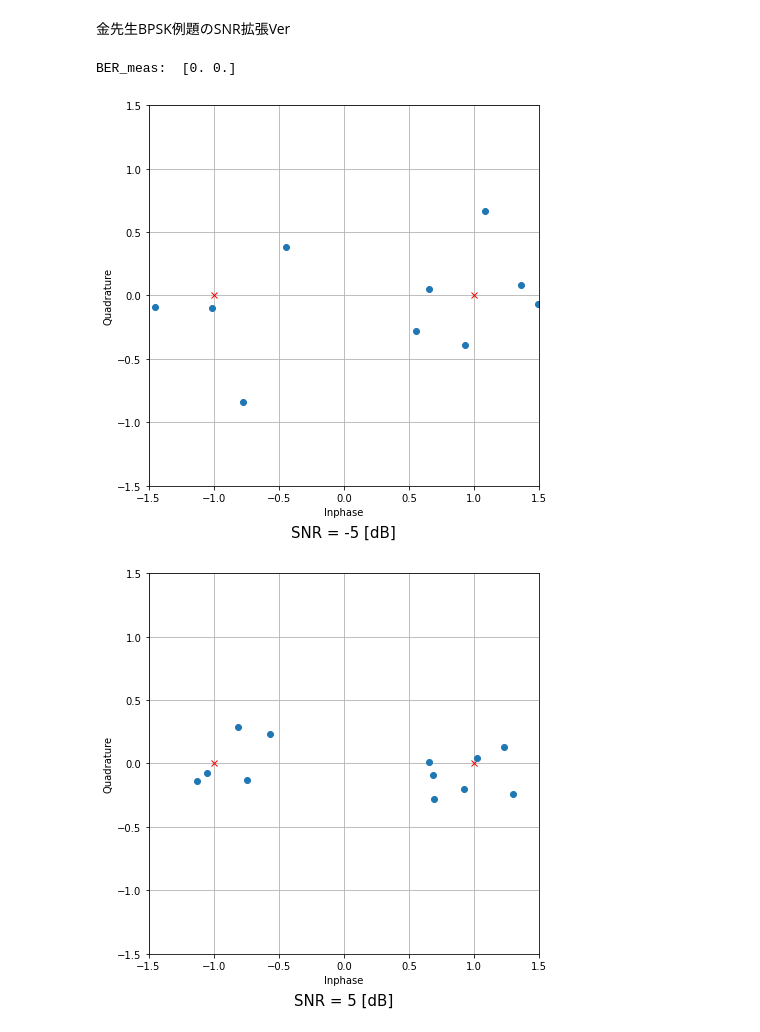
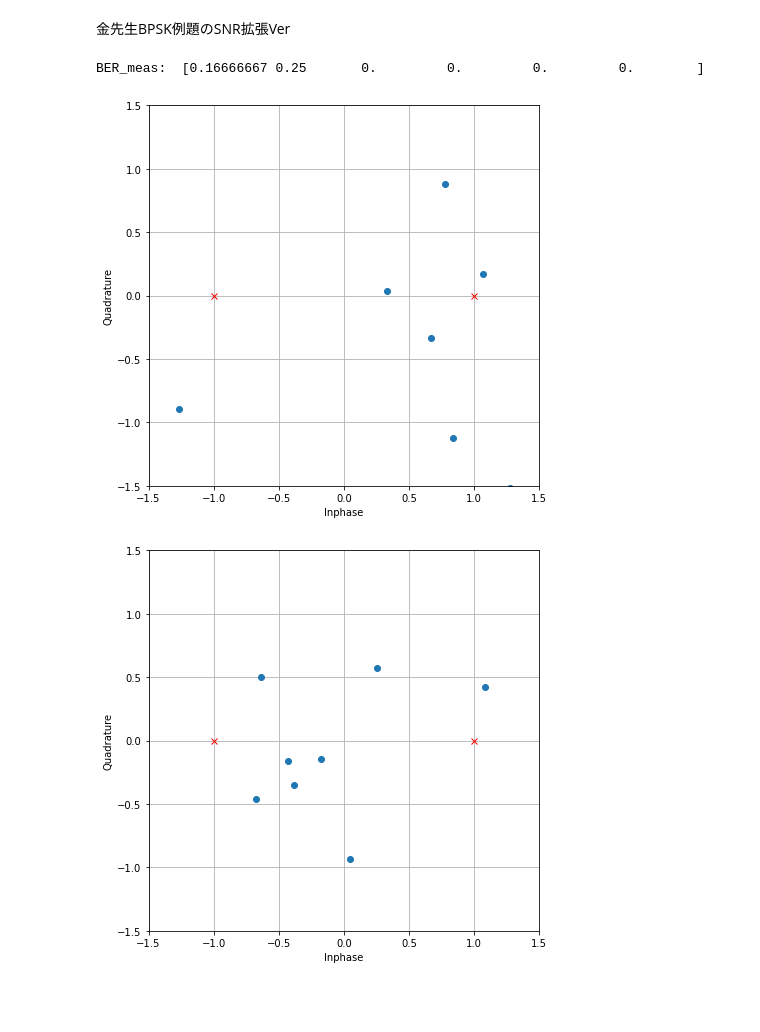
Before and after one commit to satoshi-yamakawa/exp4_3, a Jupyter notebook: exp4_3_reidai.ipynb, the cells around one changed output. Saved outputs shown, nothing was run; the diff lists cells and outputs as text; code cells hidden in the pictures; blank space fills up the shorter version.

```diff
--- a/exp4_3_reidai.ipynb
+++ b/exp4_3_reidai.ipynb
@@ -64,45 +64,47 @@ s_t = (u*car).real;     # 帯域信号
 
 # De-Modulation
 
-SNR = [-5,5]; # [dB: decibel], modified by yamakawa
+gamma_b_dB = np.array([-6,-3,0,3,6,9]);
+gamma_b = 10**(gamma_b_dB/10);
+sigma2 = 5/4/gamma_b; #熱雑音電力
+SNR = 1/2/sigma2;
+SNRdB = 10*np.log10(SNR);
+
 error_rate = np.zeros(len(SNR));
 
 for iii in range(len(SNR)):
-  rt = s_t + 10**(-SNR[iii]/20)*np.random.randn(M*N); #
+  #rt = s_t + 10**(-SNR[iii]/20)*np.random.randn(M*N); #
+  rt = s_t + math.sqrt(sigma2[iii])*np.random.randn(M*N);
   rI = rt*2*car.real;
   rQ = -rt*2*car.imag;
   r_uI = [];
   r_uQ = [];
   for ii in range(M):
       r_uI = np.append(r_uI, np.mean(rI[(ii*N):((ii+1)*N-1)]));
       r_uQ = np.append(r_uQ, np.mean(rQ[(ii*N):((ii+1)*N-1)]));
 
   fig = plt.figure(figsize=(7,7))
   ax = fig.add_subplot(111)
   ax.plot(-1, 0, 'xr')
   ax.plot(1, 0, 'xr')
   ax.plot(r_uI, r_uQ, 'o')
   ax.set_xlabel("Inphase")
   ax.set_ylabel("Quadrature")
   ax.set_xlim(-1.5,1.5)
   ax.set_ylim(-1.5,1.5)
   ax.grid("both")
-  if iii == 0:
-    plt.title("SNR = -5 [dB]",y=-0.15,fontsize = 15);
-  else:
-    plt.title("SNR = 5 [dB]",y=-0.15,fontsize = 15);
 
   bitdat = [];
   for ii in range(M):
     if r_uI[ii] > 0:
       bitdat0 = 1       # '0'
     else:
       bitdat0 = 0       # '1'
     bitdat = np.append(bitdat, bitdat0);
 
   error_rate[iii] = np.mean(m != bitdat);
 print('BER_meas: ', error_rate);
 # %% [output]
-BER_meas:  [0. 0.]
+BER_meas:  [0.16666667 0.25       0.         0.         0.         0.        ]
-[figure, old version]
+[figure, new version]
-[figure, old version]
+[figure, new version]
```
Also changed, not shown: parts of 1 cell of this notebook.
